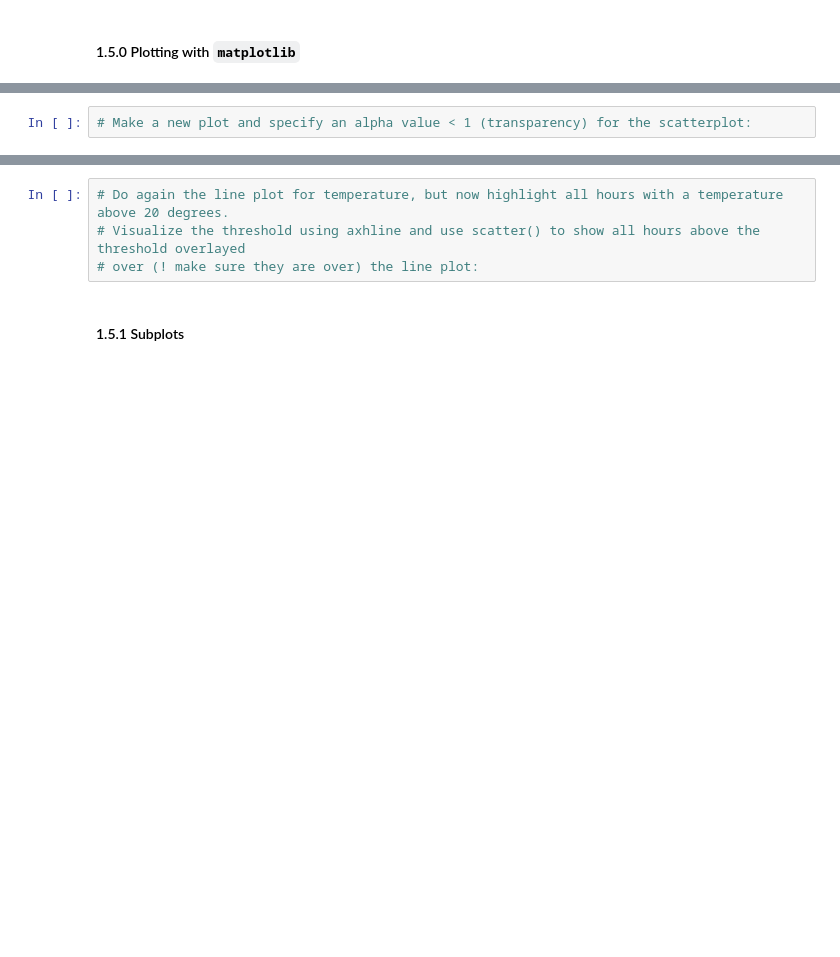
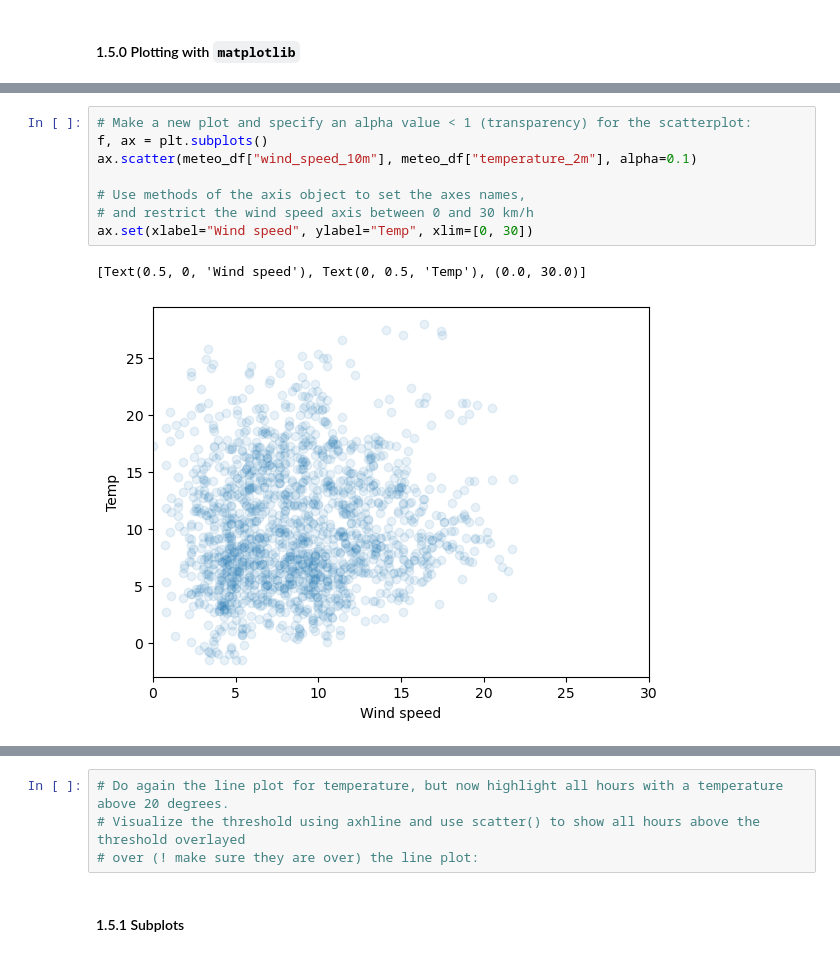
Before and after one commit to vigji/python-cimec-2025, a Jupyter notebook: practicals/Practicals_1.5.ipynb, the cells around one changed output, grey strips where cells are left out. Cells and saved outputs as stored; diff of their text form; blank space fills up the shorter version.

```diff
--- a/practicals/Practicals_1.5.ipynb
+++ b/practicals/Practicals_1.5.ipynb
@@ -36,5 +44,14 @@ meteo_df.head()
 # %%
 # Make a new plot and specify an alpha value < 1 (transparency) for the scatterplot:
+f, ax = plt.subplots()
+ax.scatter(meteo_df["wind_speed_10m"], meteo_df["temperature_2m"], alpha=0.1)
+
+# Use methods of the axis object to set the axes names,
+# and restrict the wind speed axis between 0 and 30 km/h
+ax.set(xlabel="Wind speed", ylabel="Temp", xlim=[0, 30])
+# %% [output]
+[Text(0.5, 0, 'Wind speed'), Text(0, 0.5, 'Temp'), (0.0, 30.0)]
+[figure, added]
 # %%
 # Use boolean selection on the dataframe to show in blue points for day times (h8-20) and in green
 # points for night times (h 0-8 and 20-23) (with some transparency if you like)
```
Also changed, not shown: parts of 7 cells of this notebook, 2 other files.
